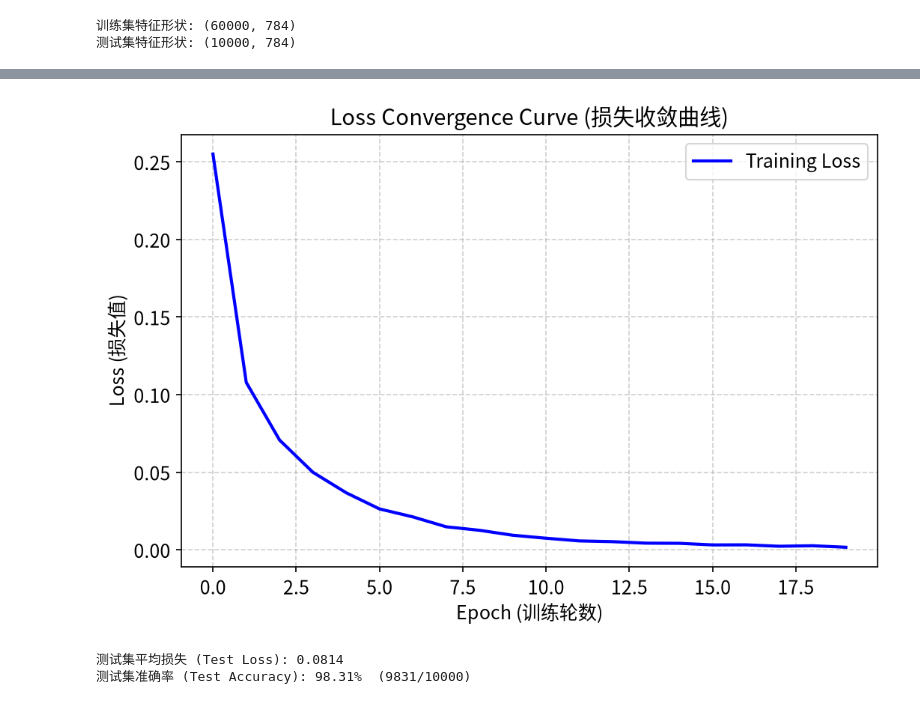
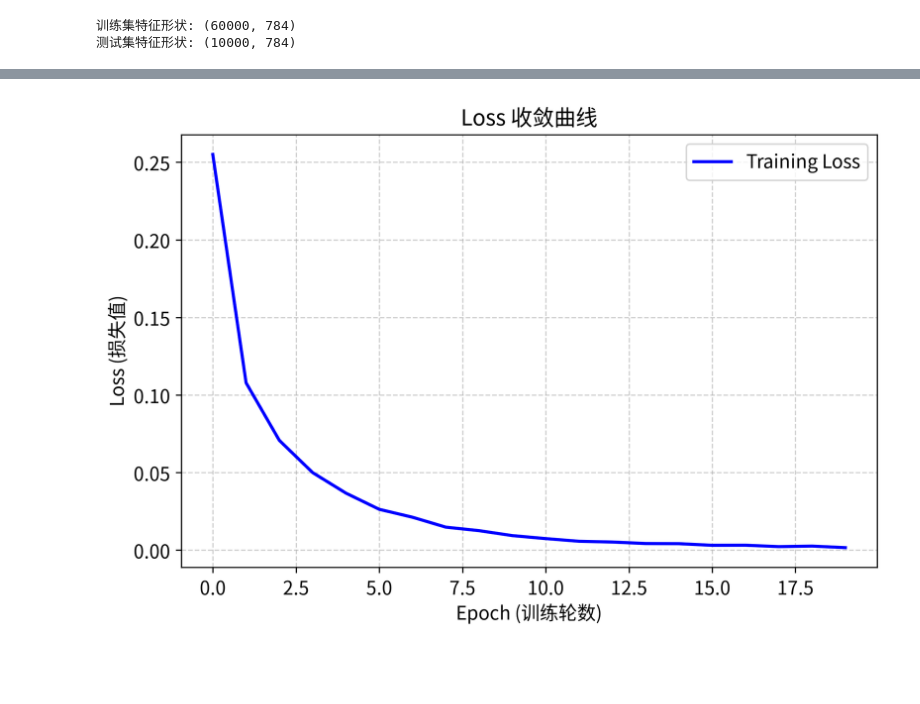
Before and after one commit to xiaoguangjin12345-dev/deep-learning, a Jupyter notebook: ex-1/ex-1.2.ipynb, the cells around one changed output, grey strips where cells are left out. Cells and saved outputs as stored; diff of their text form; code cells hidden in the pictures; blank space fills up the shorter version.

```diff
--- a/ex-1/ex-1.2.ipynb
+++ b/ex-1/ex-1.2.ipynb
@@ -16,7 +16,7 @@ import torch.optim as optim
 # %%
 import matplotlib.pyplot as plt
 plt.rcParams['font.sans-serif'] = ['Noto Sans CJK SC']
-plt.rcParams['figure.dpi'] = 150   # Notebook 中显示的清晰度
+plt.rcParams['figure.dpi'] = 300   # Notebook 中显示的清晰度
 plt.rcParams['savefig.dpi'] = 300  # 保存图片的清晰度
 plt.rcParams['font.size'] = 12
 # %%
@@ -72,14 +72,6 @@ x_test_tensor = torch.tensor(x_test, dtype = torch.float32)
 
 y_train_tensor = torch.tensor(y_train, dtype = torch.long) # 无序类别标签，类型必须是torch.long
 y_test_tensor = torch.tensor(y_test, dtype = torch.long)
-# %%
-# 将全数据集组织起来，以便后面分batch
-g = torch.Generator()
-g.manual_seed(42) # 为了可复现，为batch划分也设置固定随机种子
-
-batch = 128  # 设置batch大小（训练集、测试集均会用到）
-train_dataset = TensorDataset(x_train_tensor, y_train_tensor)
-train_dataloader = DataLoader(train_dataset, batch_size=batch, shuffle=True, generator=g)
 # %%
 # 自定义网络结构
 class Net(nn.Module):
@@ -143,0 +124,2 @@ for epoch in range(epochs):
+# %%
+loss_result = train_model(model, epochs=20, batch = 128)
@@ -144,44 +147,46 @@ for epoch in range(epochs):
 # %%
 # 绘制loss曲线，查看收敛情况
-plt.figure(figsize=(8, 5))  # 设置画布大小，宽8，高5
-plt.plot(result_history, label='Training Loss', color='blue', linewidth=2)
+def plot_loss_curve(title, result):
+    plt.figure(figsize=(8, 5))  # 设置画布大小，宽8，高5
+    plt.plot(result, label='Training Loss', color='blue', linewidth=2)
 
-# 添加标签
-plt.title('Loss Convergence Curve (损失收敛曲线)', fontsize=14)
-plt.xlabel('Epoch (训练轮数)', fontsize=12)
-plt.ylabel('Loss (损失值)', fontsize=12)
+    # 添加标签
+    plt.title(title, fontsize=14)
+    plt.xlabel('Epoch (训练轮数)', fontsize=12)
+    plt.ylabel('Loss (损失值)', fontsize=12)
 
-plt.grid(True, linestyle='--', alpha=0.6)  # 添加网格线，方便看数值
-plt.legend(fontsize=12)  # 显示图例
+    plt.grid(True, linestyle='--', alpha=0.6)  # 添加网格线，方便看数值
+    plt.legend(fontsize=12)  # 显示图例
 
-plt.show()
+    plt.show()
-# %% [output]
-[figure, removed]
+# %%
+plot_loss_curve('Loss 收敛曲线', loss_result)
+# %% [output]
+[figure, added]
 # %%
-model.eval() # 将模型切换到测试状态
-test_correct = 0
-test_total = 0
-test_total_loss = 0.0
+# 测试与评估模型
+def evaluate_model(model, batch):
+    model.eval() # 将模型切换到测试状态
+    test_correct = 0
+    test_total = 0
+    test_total_loss_sum = 0.0
 
-# 同样分batch进行测试
-test_dataset = TensorDataset(x_test_tensor, y_test_tensor)
-test_dataloader = DataLoader(test_dataset, batch_size=batch, shuffle=False)
+    # 同样分batch进行测试
+    test_dataset = TensorDataset(x_test_tensor, y_test_tensor)
+    test_dataloader = DataLoader(test_dataset, batch_size=batch, shuffle=False)
 
-with torch.no_grad(): # 关闭梯度计算，节省内存
-    for batch_x, batch_y in test_dataloader:
-        test_preds = model(batch_x)
-        loss = criterion(test_preds, batch_y)
-        test_total_loss += loss.item()
+    with torch.no_grad(): # 关闭梯度计算，节省内存
+        for batch_x, batch_y in test_dataloader:
+            test_preds = model(batch_x) # 前向传播
+            loss = criterion(test_preds, batch_y) # 计算单batch的平均loss
+            test_total_loss_sum += loss.item() * batch_y.size(0) # 为便于最后计算总平均loss，通过乘以batch样本数，加和单batch下的loss总和
 
-        predicted_classes = torch.argmax(test_preds, dim=1)
-        test_correct += (predicted_classes == batch_y).sum().item()
-        test_total += batch_y.size(0)
+            predicted_classes = torch.argmax(test_preds, dim=1)
+            test_correct += (predicted_classes == batch_y).sum().item()
+            test_total += batch_y.size(0)
 
-avg_test_loss = test_total_loss / len(test_dataloader)  # 计算平均loss
-accuracy = test_correct / test_total    # 计算Acc
+    avg_test_loss = test_total_loss_sum / test_total  # 计算总平均loss
+    accuracy = test_correct / test_total    # 计算Acc
 
-print(f"测试集平均损失 (Test Loss): {avg_test_loss:.4f}")
-print(f"测试集准确率 (Test Accuracy): {accuracy * 100:.2f}%  ({test_correct}/{test_total})")
+    print(f"测试集平均损失 (loss): {avg_test_loss:.4f}")
+    print(f"测试集准确率 (Acc): {accuracy * 100:.2f}%  ({test_correct}/{test_total})")
-# %% [output]
-测试集平均损失 (Test Loss): 0.0814
-测试集准确率 (Test Accuracy): 98.31%  (9831/10000)
```
Also changed, not shown: parts of 3 cells of this notebook.
